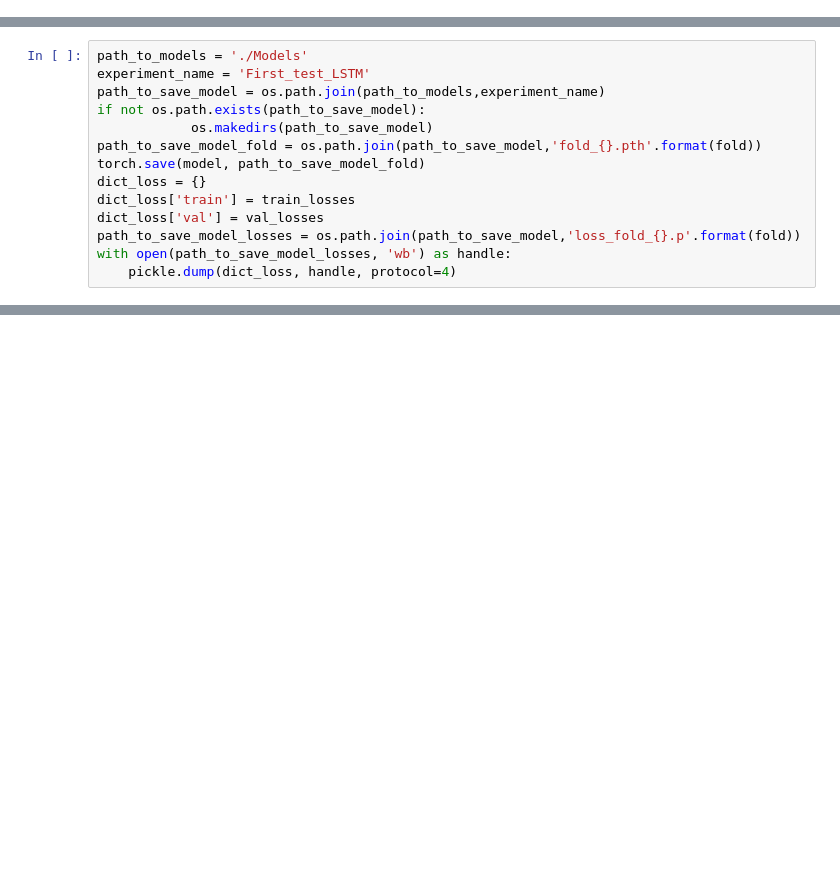
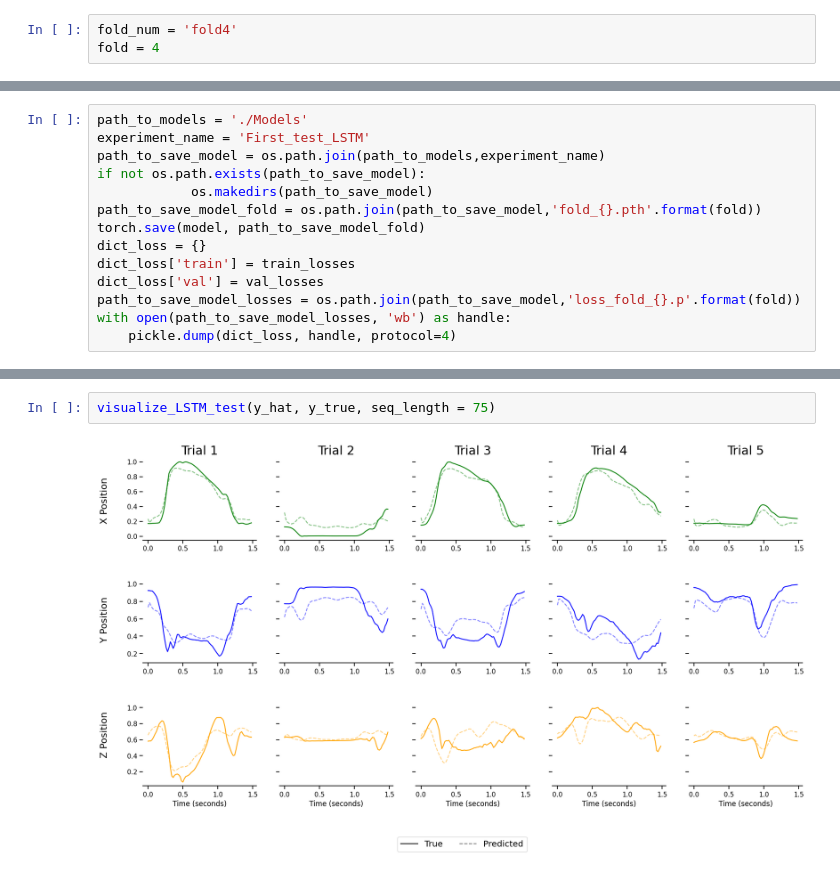
Before and after one commit to nereaiscamu/CL_UpperLimb_Control, a Jupyter notebook: Baseline_Decoders.ipynb, the cells around one changed output, grey strips where cells are left out. Cells and saved outputs as stored; diff of their text form; blank space fills up the shorter version.

```diff
--- a/Baseline_Decoders.ipynb
+++ b/Baseline_Decoders.ipynb
@@ -518,3 +561,6 @@ train_score
 # %% [markdown]
 ## LSTM
+# %%
+fold_num = 'fold4'
+fold = 4
 # %%
@@ -852,0 +687,4 @@ NameError: name 'path_to_results' is not defined
+# %%
+visualize_LSTM_test(y_hat, y_true, seq_length = 75)
+# %% [output]
+[figure, added]
```
Also changed, not shown: parts of 29 cells of this notebook, 13 other files.
